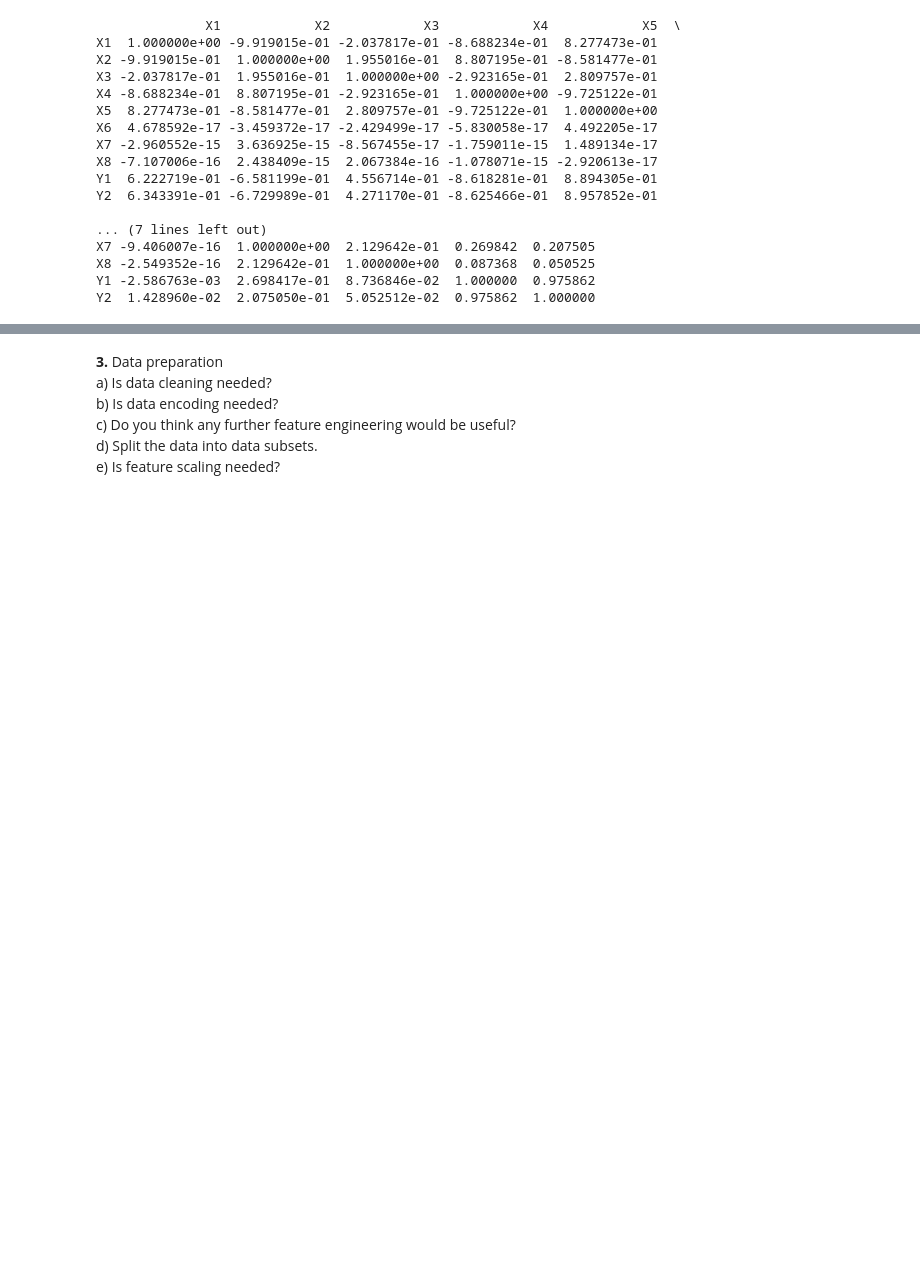
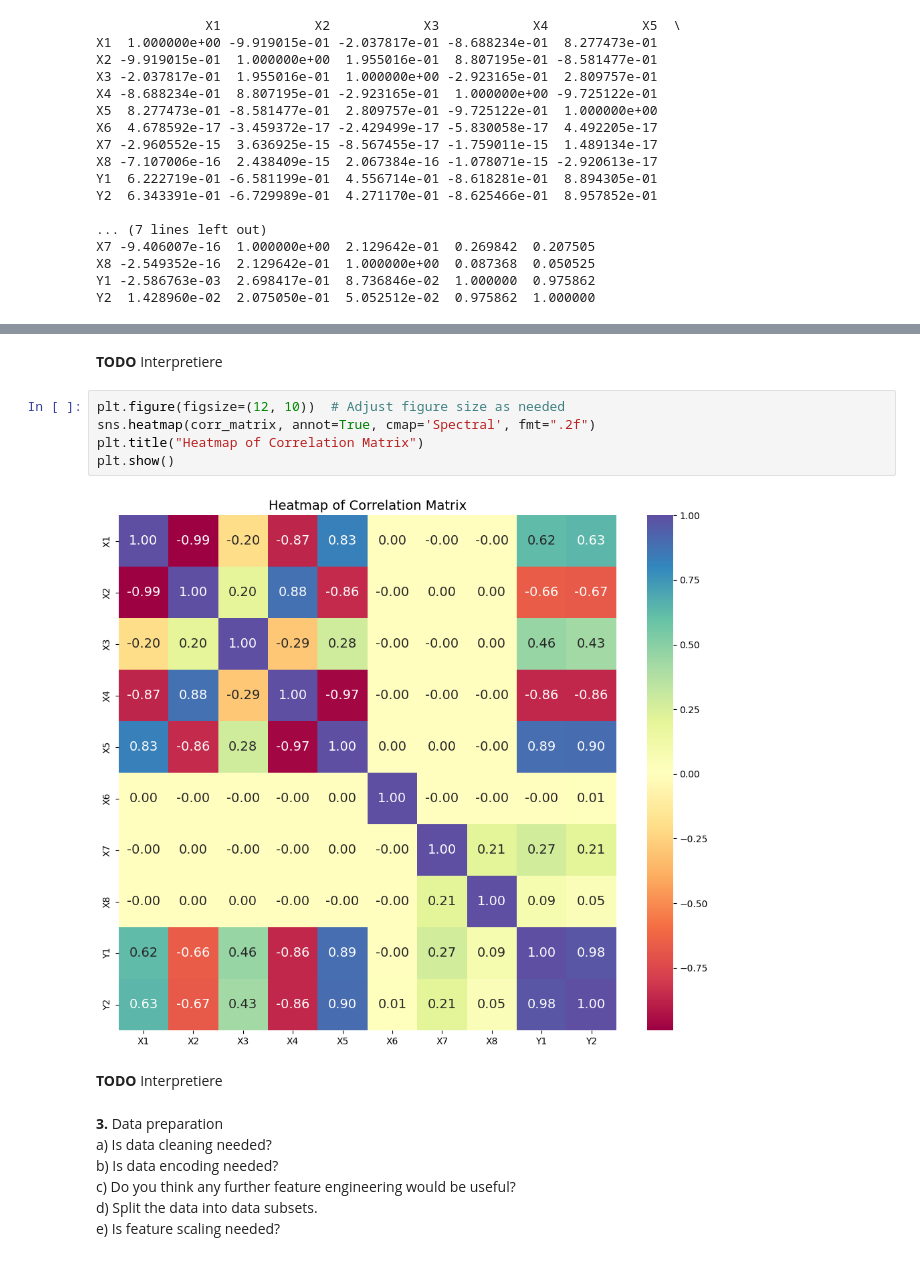
Before and after one commit to YunusEA12/ENERGY, a Jupyter notebook: Project1-Gruppe08-Energy.ipynb, the cells around one changed output, grey strips where cells are left out. Drawn from its saved outputs; the diff is of its cells as text; blank space fills up the shorter version.

```diff
--- a/Project1-Gruppe08-Energy.ipynb
+++ b/Project1-Gruppe08-Energy.ipynb
@@ -212,6 +210,17 @@ plt.title("Correlation Matrix")
 plt.show()
 # %% [output]
 [figure]
+# %% [markdown]
+**TODO** Interpretiere
+# %%
+plt.figure(figsize=(12, 10))  # Adjust figure size as needed
+sns.heatmap(corr_matrix, annot=True, cmap='Spectral', fmt=".2f")
+plt.title("Heatmap of Correlation Matrix")
+plt.show()
+# %% [output]
+[figure, added]
+# %% [markdown]
+**TODO** Interpretiere
 # %% [markdown]
 **3.** Data preparation
 a) Is data cleaning needed?
```
Also changed, not shown: parts of 3 cells of this notebook.
